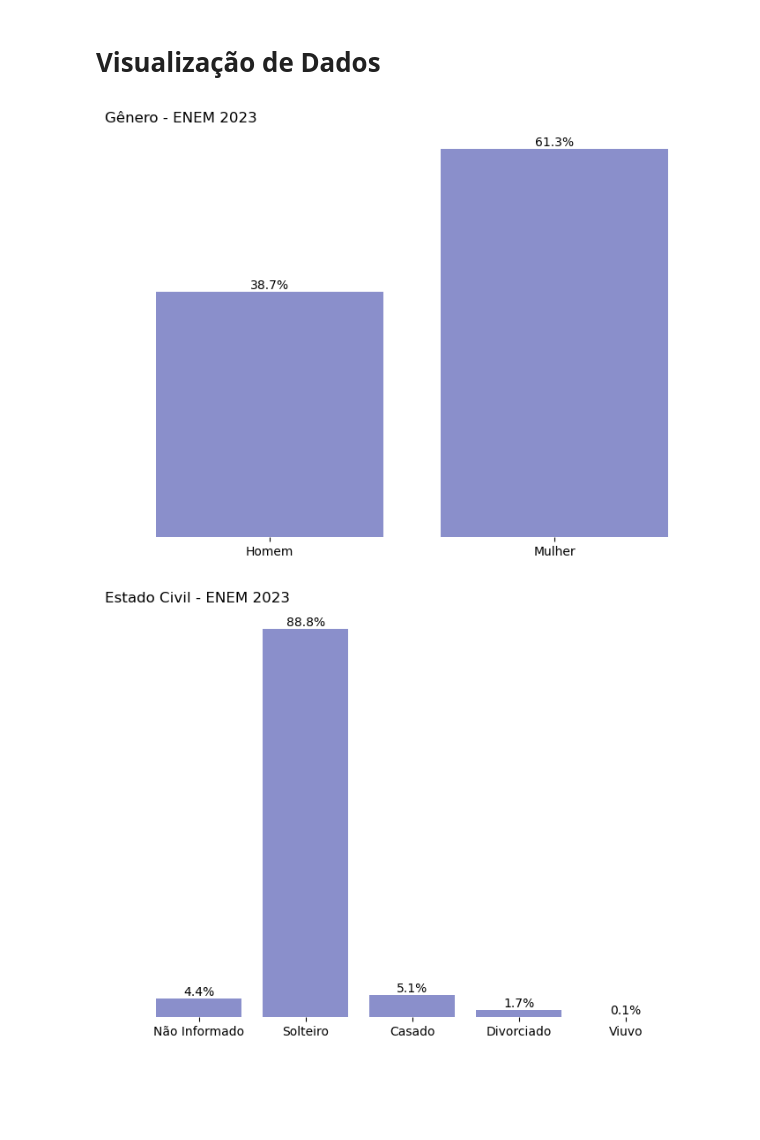
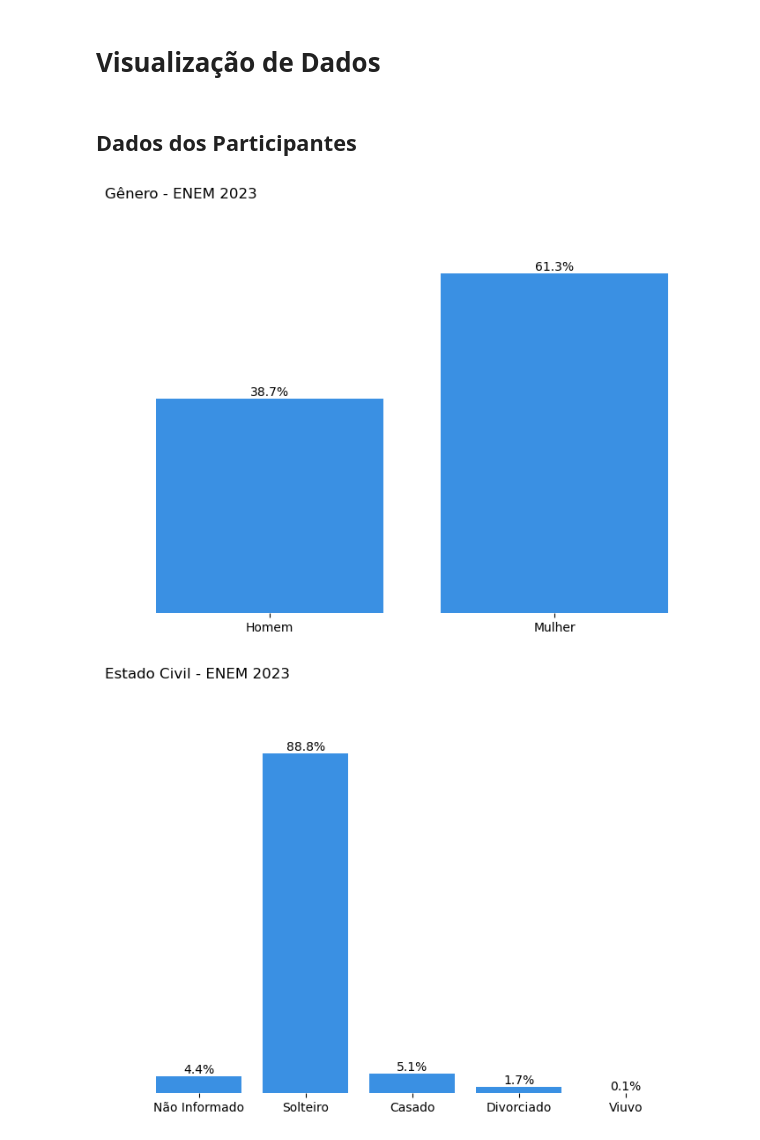
Before and after one commit to gabrielzerraa/EDA-ENEM_2023, a Jupyter notebook: ENEM 2023.ipynb, the cells around one changed output. Saved outputs shown, nothing was run; the diff lists cells and outputs as text; code cells hidden in the pictures; blank space fills up the shorter version.

```diff
--- a/ENEM 2023.ipynb
+++ b/ENEM 2023.ipynb
@@ -170,48 +170,51 @@ df.head()
 | 4 | 210059980948 | 2023 | 3 | F | 1 | 3 | 1 | ... |
 # %% [markdown]
 # Visualização de Dados
+# %% [markdown]
+## Dados dos Participantes
 # %%
 # Tamanho do Gráfico
 plt.figure(figsize=(9,6))
 
-ax = sns.countplot(df, x="TP_SEXO", color='#7F86D6')
-#palette='Greys'
+# Plotar Gráfico
+ax = sns.countplot(df, x="TP_SEXO", color='#1e90ff')
 
 # Adicionar Titulo
 ax.set_title('Gênero - ENEM 2023', loc='left', fontsize=12)
 
-# Remover os Eixos
+# Remover a legenda dos Eixos
 ax.set_xlabel('')
 ax.set_ylabel('')
 
 # Remover Gird
 ax.spines[['right', 'left', 'top', 'bottom']].set_visible(False)
 
 # Remover Legenda
 plt.yticks([])
 # Modificar Legenda
 plt.xticks([0, 1], ['Homem', 'Mulher'])
 
 # Total
 total = df['TP_SEXO'].count()
 
-# annotate the bars with fmt from matplotlib v3.7.0
+# Total
+total = df['TP_COR_RACA'].count()
+
+# Adicionar anotações nas barras
 ax.bar_label(ax.containers[0], fmt=lambda x: f'{(x/total)*100:0.1f}%')
 
-# add space at the end of the bar for the labels
-ax.margins(x=0.1)
+# Adicionar margens
+ax.margins(x=0.1, y=0.2)
 
-# Inserir anotacoes
-#plt.annotate('GENEROS QUE PREDOMINAM', xy=(0,0), xytext=(0,3))
-
+# Visualizar o gráfico
 plt.show()
 # %% [output]
-[figure, old version]
+[figure, new version]
 # %%
 # Tamanho do Gráfico
 plt.figure(figsize=(9,6))
 
-ax = sns.countplot(df, x="TP_ESTADO_CIVIL", color='#7F86D6')
+ax = sns.countplot(df, x="TP_ESTADO_CIVIL", color='#1e90ff')
 #palette='Greys'
 
 # Adicionar Titulo
@@ -224,26 +227,26 @@ ax.set_ylabel('')
 # Remover Gird
 ax.spines[['right', 'left', 'top', 'bottom']].set_visible(False)
 
-# Remover Legenda
+# Legendas
 plt.yticks([])
-# Modificar Legenda
 plt.xticks([0, 1, 2, 3, 4], ['Não Informado', 'Solteiro', 'Casado', 'Divorciado', 'Viuvo'])
 
 # Total
 total = df['TP_ESTADO_CIVIL'].count()
 
-# annotate the bars with fmt from matplotlib v3.7.0
+# Total
+total = df['TP_COR_RACA'].count()
+
+# Adicionar anotações nas barras
 ax.bar_label(ax.containers[0], fmt=lambda x: f'{(x/total)*100:0.1f}%')
 
-# add space at the end of the bar for the labels
-ax.margins(x=0.1)
+# Adicionar margens
+ax.margins(x=0.1, y=0.2)
 
-# Inserir anotacoes
-#plt.annotate('GENEROS QUE PREDOMINAM', xy=(0,0), xytext=(0,3))
-
+# Visualizar o gráfico
 plt.show()
 # %% [output]
-[figure, old version]
+[figure, new version]
 # %%
 # Tamanho do Gráfico
 plt.figure(figsize=(9,6))
```
Also changed, not shown: parts of 7 cells of this notebook.
